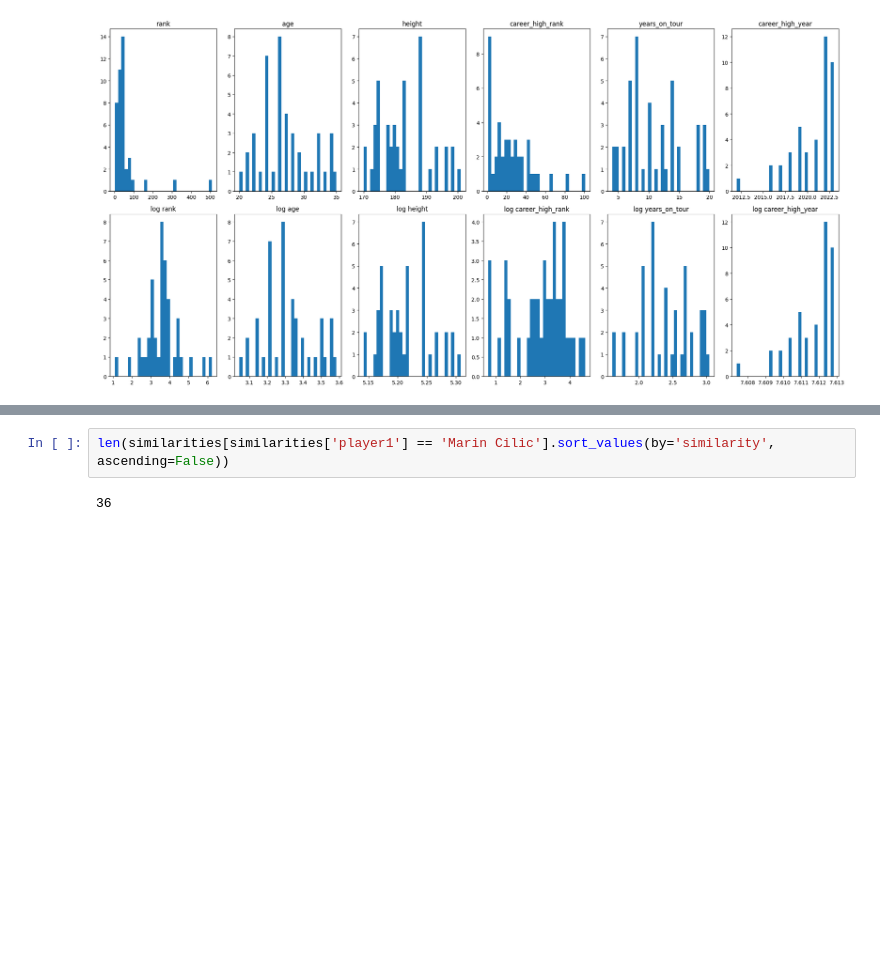
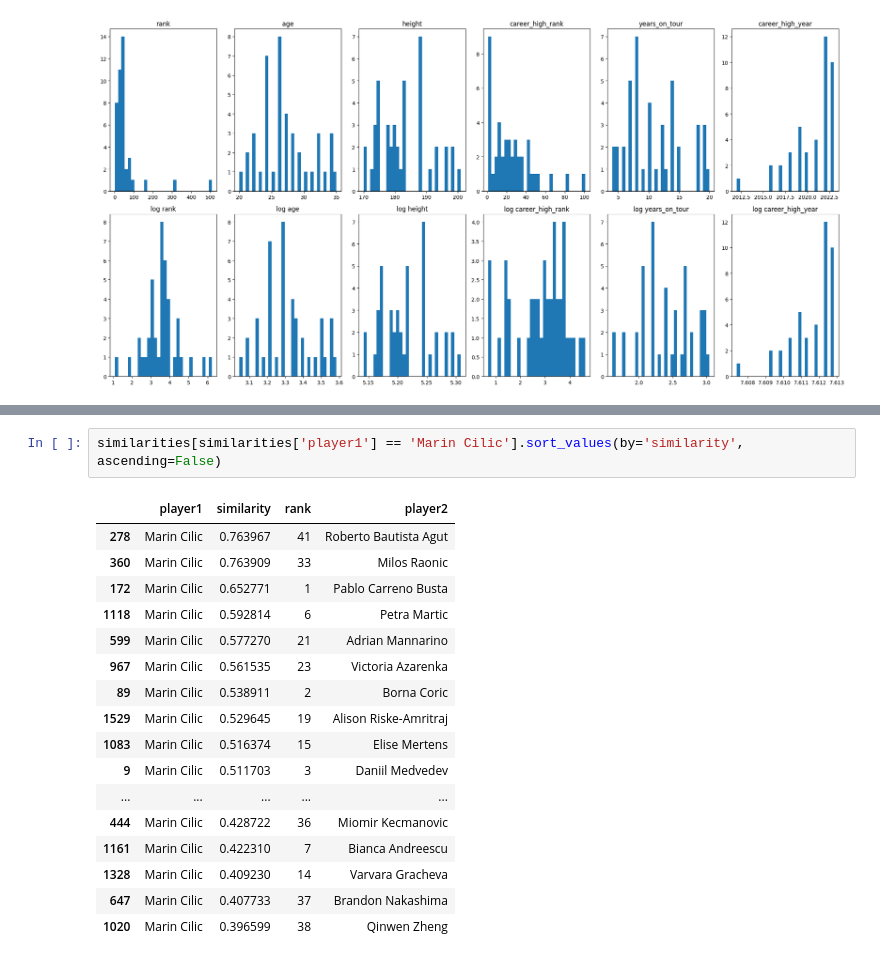
Before and after one commit to AsafKed/tennis-router, a Jupyter notebook: backend/test.ipynb, the cells around one changed output, grey strips where cells are left out. Cells and saved outputs as stored; diff of their text form; blank space fills up the shorter version.

```diff
--- a/backend/test.ipynb
+++ b/backend/test.ipynb
@@ -388,4 +418,20 @@ len(similarities[similarities['player1'] == 'Felix Auger-Aliassime'].sort_values
 # %%
-len(similarities[similarities['player1'] == 'Marin Cilic'].sort_values(by='similarity', ascending=False))
+similarities[similarities['player1'] == 'Marin Cilic'].sort_values(by='similarity', ascending=False)
 # %% [output]
-36
+|  | player1 | similarity | rank | player2 |
+| 278 | Marin Cilic | 0.763967 | 41 | Roberto Bautista Agut |
+| 360 | Marin Cilic | 0.763909 | 33 | Milos Raonic |
+| 172 | Marin Cilic | 0.652771 | 1 | Pablo Carreno Busta |
+| 1118 | Marin Cilic | 0.592814 | 6 | Petra Martic |
+| 599 | Marin Cilic | 0.577270 | 21 | Adrian Mannarino |
+| 967 | Marin Cilic | 0.561535 | 23 | Victoria Azarenka |
+| 89 | Marin Cilic | 0.538911 | 2 | Borna Coric |
+| 1529 | Marin Cilic | 0.529645 | 19 | Alison Riske-Amritraj |
+| 1083 | Marin Cilic | 0.516374 | 15 | Elise Mertens |
+| 9 | Marin Cilic | 0.511703 | 3 | Daniil Medvedev |
+| ... | ... | ... | ... | ... |
+| 444 | Marin Cilic | 0.428722 | 36 | Miomir Kecmanovic |
+| 1161 | Marin Cilic | 0.422310 | 7 | Bianca Andreescu |
+| 1328 | Marin Cilic | 0.409230 | 14 | Varvara Gracheva |
+| 647 | Marin Cilic | 0.407733 | 37 | Brandon Nakashima |
+| 1020 | Marin Cilic | 0.396599 | 38 | Qinwen Zheng |
```
Also changed, not shown: parts of 9 cells of this notebook, 4 other files.
